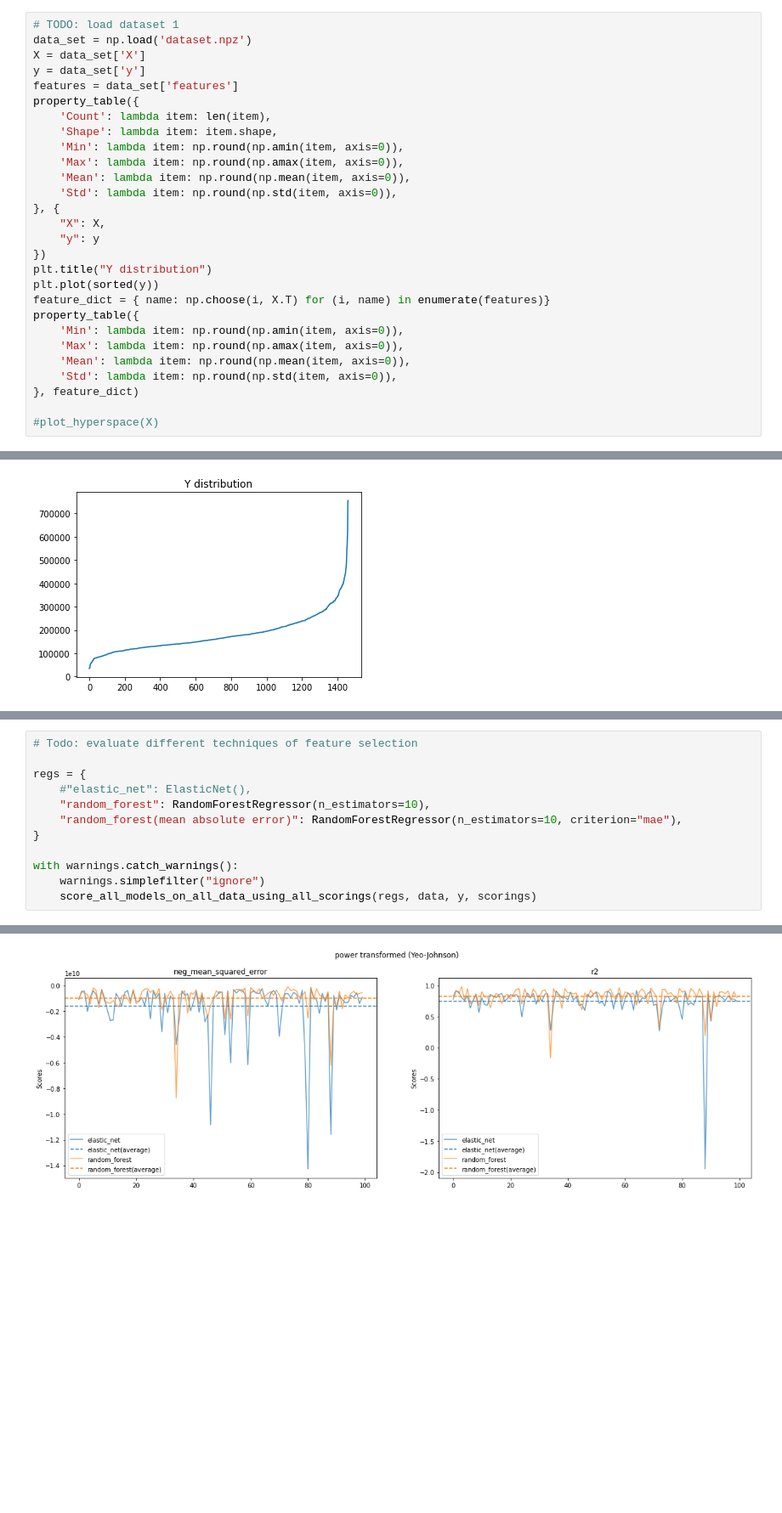
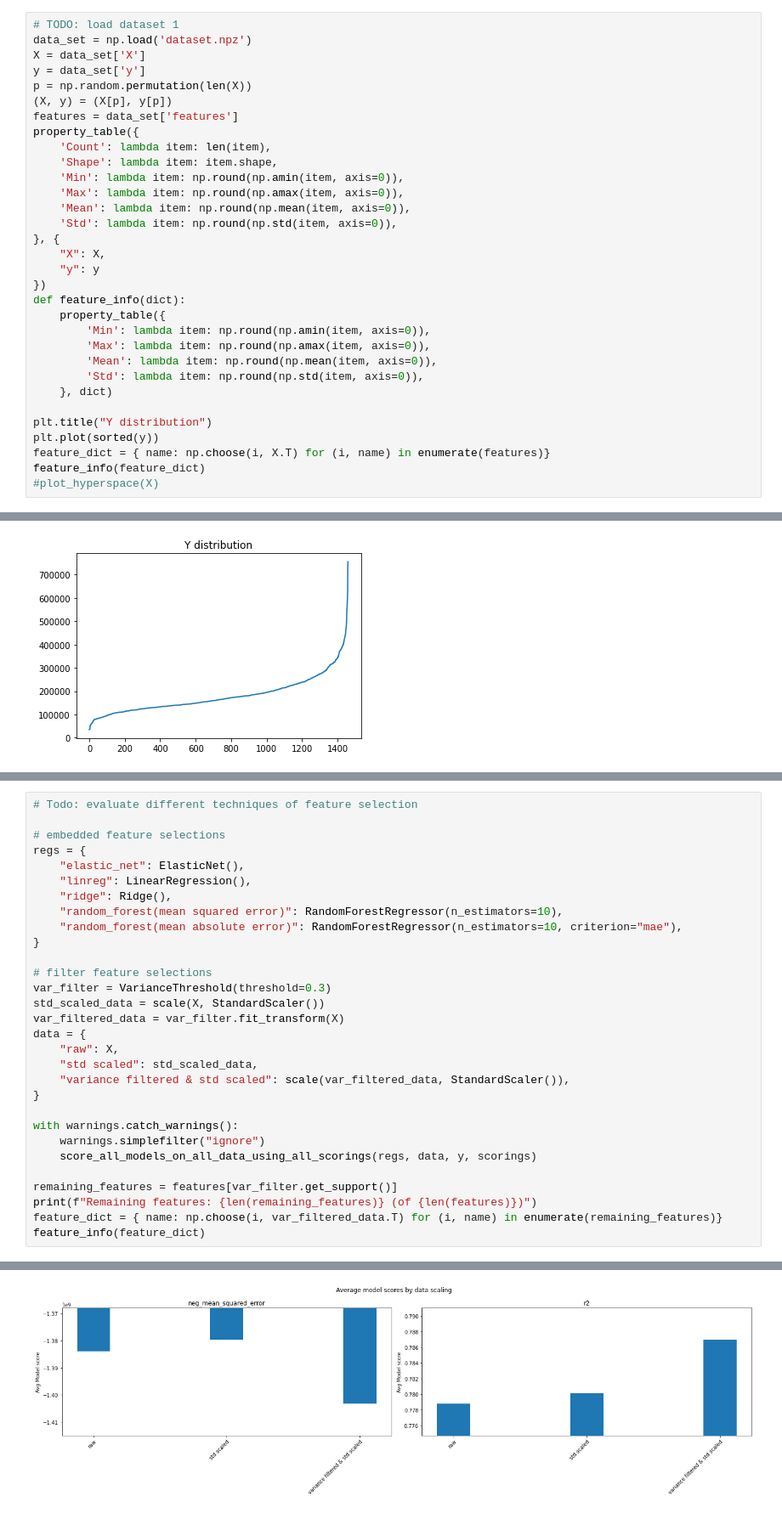
Before and after one commit to mankinskin/ml_projects, a Jupyter notebook: project3/Project3.ipynb, the cells around one changed output, grey strips where cells are left out. Shown at 85% size. Cells and saved outputs as stored; diff of their text form; blank space fills up the shorter version.

```diff
--- a/project3/Project3.ipynb
+++ b/project3/Project3.ipynb
@@ -86,6 +87,8 @@ def score_models(models, data, y, scoring):
 data_set = np.load('dataset.npz')
 X = data_set['X']
 y = data_set['y']
+p = np.random.permutation(len(X))
+(X, y) = (X[p], y[p])
 features = data_set['features']
 property_table({
     'Count': lambda item: len(item),
@@ -98,16 +101,18 @@ property_table({
     "X": X,
     "y": y
 })
+def feature_info(dict):
+    property_table({
+        'Min': lambda item: np.round(np.amin(item, axis=0)),
+        'Max': lambda item: np.round(np.amax(item, axis=0)),
+        'Mean': lambda item: np.round(np.mean(item, axis=0)),
+        'Std': lambda item: np.round(np.std(item, axis=0)),
+    }, dict)
+
 plt.title("Y distribution")
 plt.plot(sorted(y))
 feature_dict = { name: np.choose(i, X.T) for (i, name) in enumerate(features)}
-property_table({
-    'Min': lambda item: np.round(np.amin(item, axis=0)),
-    'Max': lambda item: np.round(np.amax(item, axis=0)),
-    'Mean': lambda item: np.round(np.mean(item, axis=0)),
-    'Std': lambda item: np.round(np.std(item, axis=0)),
-}, feature_dict)
-
+feature_info(feature_dict)
 #plot_hyperspace(X)
 # %% [output]
 |  | Count | Shape | Min | Max | Mean | Std |
@@ -294,13 +300,31 @@ with warnings.catch_warnings():
 # %%
 # Todo: evaluate different techniques of feature selection
 
+# embedded feature selections
 regs = {
-    #"elastic_net": ElasticNet(),
-    "random_forest": RandomForestRegressor(n_estimators=10),
+    "elastic_net": ElasticNet(),
+    "linreg": LinearRegression(),
+    "ridge": Ridge(),
+    "random_forest(mean squared error)": RandomForestRegressor(n_estimators=10),
     "random_forest(mean absolute error)": RandomForestRegressor(n_estimators=10, criterion="mae"),
+}
+
+# filter feature selections
+var_filter = VarianceThreshold(threshold=0.3)
+std_scaled_data = scale(X, StandardScaler())
+var_filtered_data = var_filter.fit_transform(X)
+data = {
+    "raw": X,
+    "std scaled": std_scaled_data,
+    "variance filtered & std scaled": scale(var_filtered_data, StandardScaler()),
 }
 
 with warnings.catch_warnings():
     warnings.simplefilter("ignore")
     score_all_models_on_all_data_using_all_scorings(regs, data, y, scorings)
+
+remaining_features = features[var_filter.get_support()]
+print(f"Remaining features: {len(remaining_features)} (of {len(features)})")
+feature_dict = { name: np.choose(i, var_filtered_data.T) for (i, name) in enumerate(remaining_features)}
+feature_info(feature_dict)
 # %% [output]
@@ -311 +352 @@ with warnings.catch_warnings():
-[figure, old version]
+[figure, new version]
```
Also changed, not shown: parts of 5 cells of this notebook, 2 other files.
